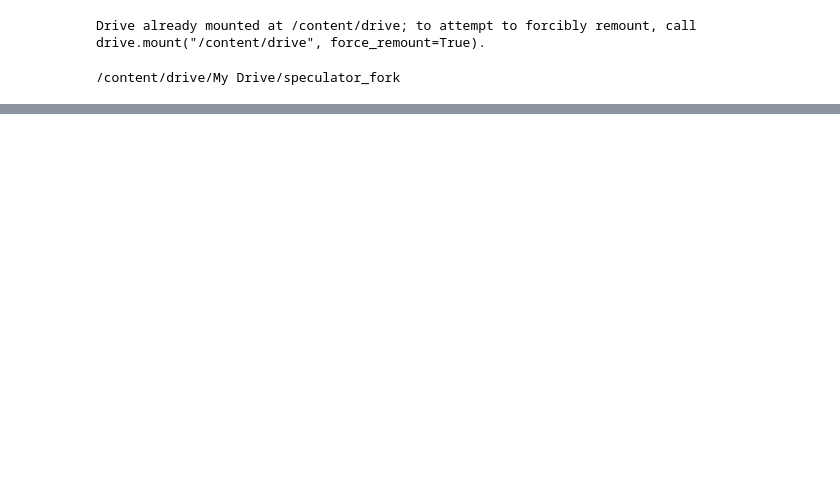
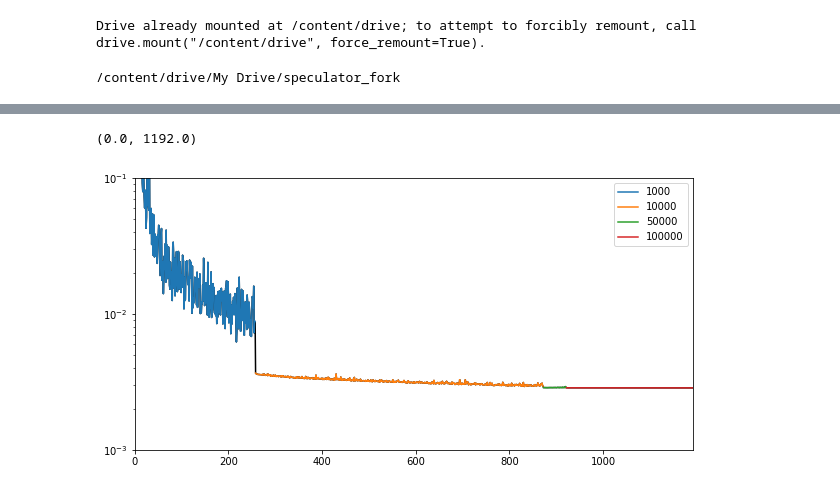
Before and after one commit to changhoonhahn/gqp_mc, a Jupyter notebook: nb/validate_trained_desi_complexdust_speculator_wavebins.ipynb, the cells around one changed output, grey strips where cells are left out. Saved outputs shown, nothing was run; the diff lists cells and outputs as text; code cells hidden in the pictures; blank space fills up the shorter version.

Commit message:
wavebin0, Ntrain=2e6, Npca=40, machine=colab, patience=40 --- [-1.5%, 1.8%]

```diff
--- a/nb/validate_trained_desi_complexdust_speculator_wavebins.ipynb
+++ b/nb/validate_trained_desi_complexdust_speculator_wavebins.ipynb
@@ -89,0 +93,17 @@ fig.savefig('validate_desi_complexdust.Ntrain%s.wave_bins.pca%s.png' %
+# %%
+loss = np.loadtxt('DESI_complexdust_model.Ntrain%i.wave_bin%i.pca%i.loss.dat' % (N_trains[0], 0, n_pcas[0]))
+
+fig = plt.figure(figsize=(10,5))
+sub = fig.add_subplot(111)
+sub.plot(np.arange(loss.shape[0]), loss[:,2], c='k')
+
+for batchsize in np.unique(loss[:,0]):
+  isbatch = (loss[:,0] == batchsize)
+  sub.plot(np.arange(loss.shape[0])[isbatch], loss[:,2][isbatch], label='%i' % batchsize)
+sub.legend(loc='upper right')
+sub.set_yscale('log')
+sub.set_ylim(1e-3, 0.1)
+sub.set_xlim(0, loss.shape[0])
+# %% [output]
+(0.0, 1192.0)
+[figure, added]
```
Also changed, not shown: parts of 3 cells of this notebook.
